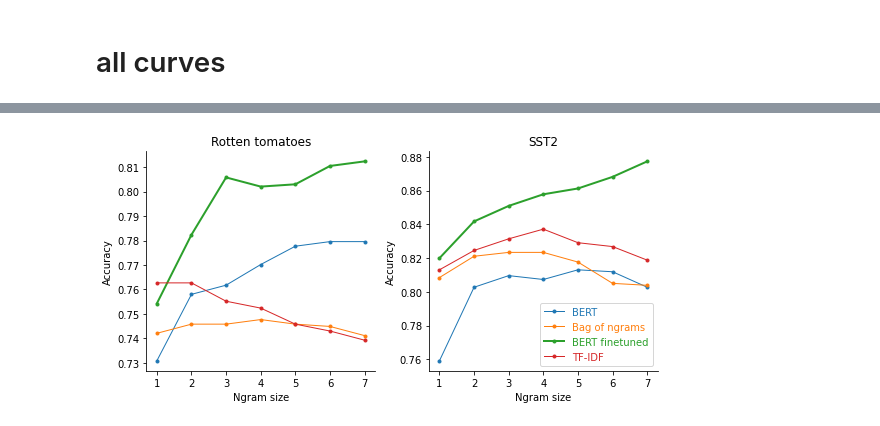
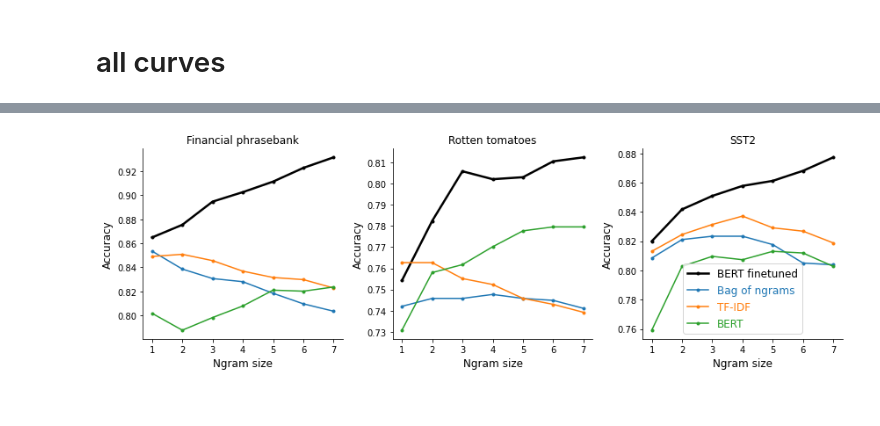
Before and after one commit to csinva/imodelsX, a Jupyter notebook: 05_analyze_curves.ipynb, the cells around one changed output, grey strips where cells are left out. Drawn from its saved outputs; the diff is of its cells as text; code cells hidden in the pictures.

Commit message:
updated results

```diff
--- a/05_analyze_curves.ipynb
+++ b/05_analyze_curves.ipynb
@@ -30,3 +34,5 @@ rs = data.load_fitted_results()
+# %%
+rs = pd.read_pickle(oj(config.results_dir, 'fitted_results_aggregated.pkl'))
 # %% [markdown]
 # best models table
 # %%
@@ -87,7 +104,7 @@ Tweet (Hate)    &  0.72 &  \textbf{0.74} &           0.71 &   0.72 \\
 # %% [markdown]
 # all curves
 # %%
-for dset in ['rotten_tomatoes', 'sst2']: # rs.dataset.unique():
+for dset in ['financial_phrasebank', 'rotten_tomatoes', 'sst2']: # rs.dataset.unique():
     r = rs[rs.dataset == dset]
 
     R = 1
@@ -99,12 +116,16 @@ for dset in ['rotten_tomatoes', 'sst2']: # rs.dataset.unique():
         plt.title('Num train=' + str(subsample))
         d = r[r.subsample == subsample]
 
-        curve = d.groupby(['checkpoint', 'all', 'norm'])
+        curve = sorted(d.groupby(['checkpoint', 'all', 'norm']),
+                       key=lambda x: data.COLUMNS_RENAME_DICT.get(x[0][0], 'BERT finetuned'))
+        curve.append(curve.pop(0)) # move BERT to bottom
         for key, group in curve:
             g = group.sort_values('ngrams')
             label = data.COLUMNS_RENAME_DICT.get(key[0], 'BERT finetuned')
-            lw = 2 if label == 'BERT finetuned' else 1
-            plt.plot(g.ngrams, g.acc_val, '.-', label=label, lw=lw)
+            if label == 'BERT finetuned':
+                plt.plot(g.ngrams, g.acc_val, '.-', label=label, lw=2, color='black')
+            else:
+                plt.plot(g.ngrams, g.acc_val, '.-', label=label, lw=1)
         plt.ylabel(f'Accuracy ({data.DSETS_RENAME_DICT.get(dset)})')
         plt.xlabel('N-gram size')
         plt.legend()
@@ -120,26 +138,30 @@ for dset in ['rotten_tomatoes', 'sst2']: # rs.dataset.unique():
 # %%
-plt.figure(figsize=(8, 4))
-for i, dset in enumerate(['rotten_tomatoes', 'sst2']):
+plt.figure(figsize=(12, 4))
+for i, dset in enumerate(['financial_phrasebank', 'rotten_tomatoes', 'sst2']):
     r = rs[rs.dataset == dset]
-    plt.subplot(1, 2, i + 1)
-    plt.title(f'{data.DSETS_RENAME_DICT.get(dset)}')
+    plt.subplot(1, 3, i + 1)
+    plt.title(f'{data.DSETS_RENAME_DICT.get(dset)}', fontsize='large')
     d = r[r.subsample == subsample]
 
-    curve = d.groupby(['checkpoint', 'all', 'norm'])
+    curve = sorted(d.groupby(['checkpoint', 'all', 'norm']),
+                   key=lambda x: data.COLUMNS_RENAME_DICT.get(x[0][0], 'BERT finetuned'))
+    curve.append(curve.pop(0)) # move BERT to bottom
     for key, group in curve:
         g = group.sort_values('ngrams')
         label = data.COLUMNS_RENAME_DICT.get(key[0], 'BERT finetuned')
-        lw = 2 if label == 'BERT finetuned' else 1
-        plt.plot(g.ngrams, g.acc_val, '.-', label=label, lw=lw)
-    plt.ylabel(f'Accuracy')
-    plt.xlabel('Ngram size')
+        if label == 'BERT finetuned':
+            plt.plot(g.ngrams, g.acc_val, '.-', label=label, lw=2.5, color='black')
+        else:
+            plt.plot(g.ngrams, g.acc_val, '.-', label=label, lw=1.5)
+    plt.ylabel(f'Accuracy', fontsize='large')
+    plt.xlabel('Ngram size', fontsize='large')
 #     plt.legend()
 #         dvu.line_legend(fontsize=12)
 
     plt.tight_layout()
-plt.legend(labelcolor='linecolor')
+plt.legend(labelcolor='linecolor', fontsize='large')
 plt.savefig(f'results/acc_by_ngrams_full.pdf')
 #     plt.show()
     #     print(curve)
 # %% [output]
-[figure, old version]
+[figure, new version]
```
Also changed, not shown: parts of 5 cells of this notebook, 4 other files.
